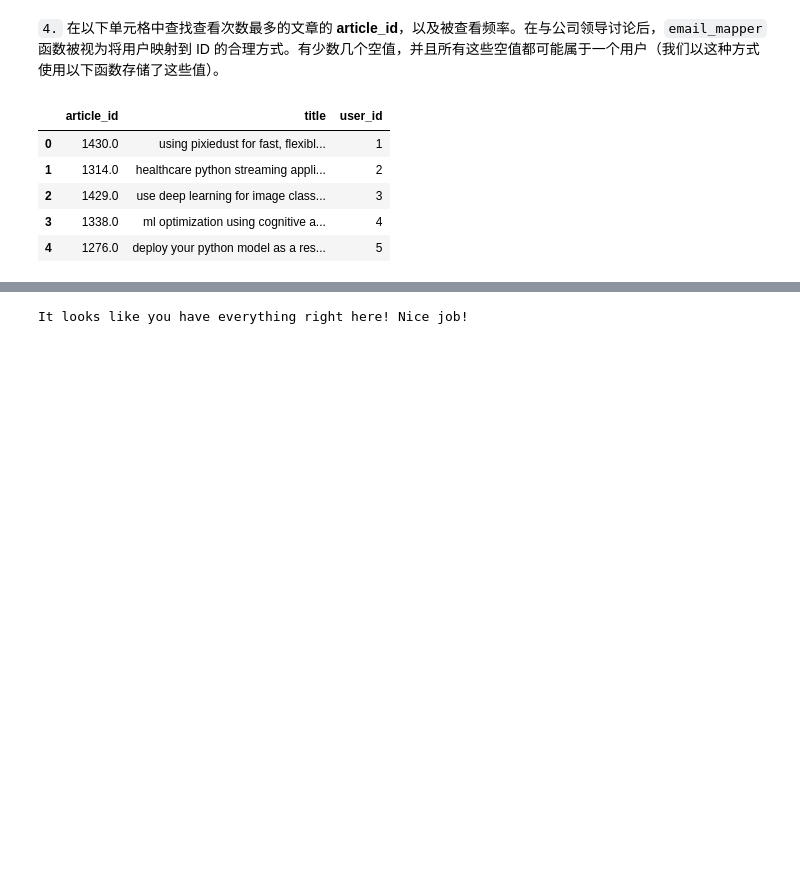
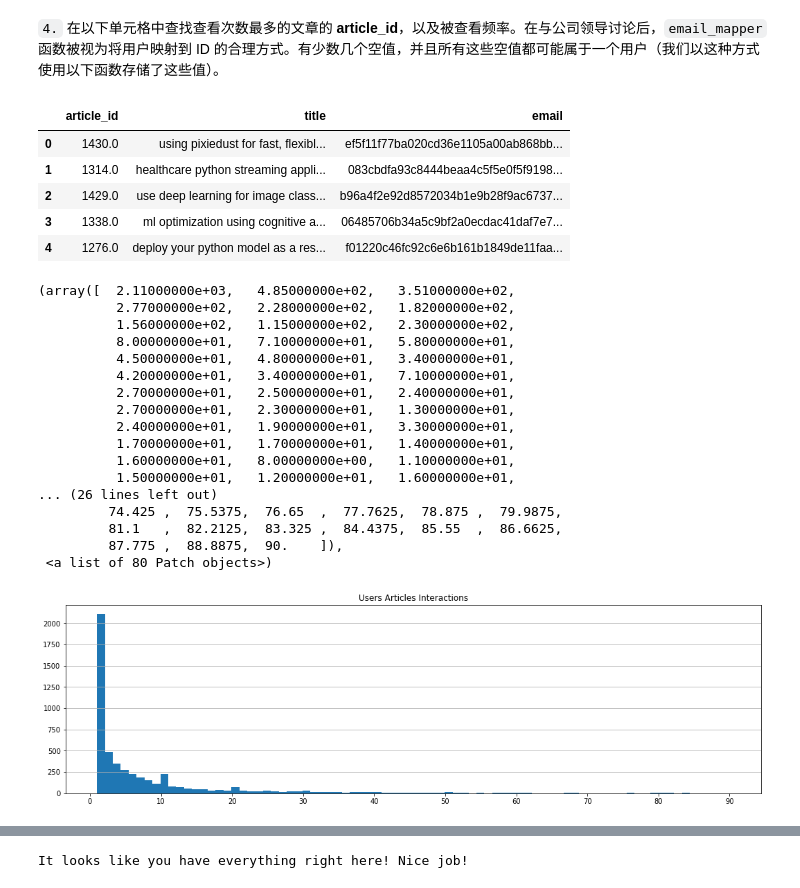
Before and after one commit to zhaoluyuanxi/DataScientistRecommendation, a Jupyter notebook: Recommendations_with_IBM-zh.ipynb, the cells around one changed output, grey strips where cells are left out. Cells and saved outputs as stored; diff of their text form; code cells hidden in the pictures; blank space fills up the shorter version.

```diff
--- a/Recommendations_with_IBM-zh.ipynb
+++ b/Recommendations_with_IBM-zh.ipynb
@@ -101,15 +101,40 @@ def email_mapper():
     return email_encoded
 
 email_encoded = email_mapper()
-del df['email']
-df['user_id'] = email_encoded
-
 # show header
 df.head()
 # %% [output]
-|  | article_id | title | user_id |
-| 0 | 1430.0 | using pixiedust for fast, flexibl... | 1 |
-| 1 | 1314.0 | healthcare python streaming appli... | 2 |
-| 2 | 1429.0 | use deep learning for image class... | 3 |
-| 3 | 1338.0 | ml optimization using cognitive a... | 4 |
-| 4 | 1276.0 | deploy your python model as a res... | 5 |
+|  | article_id | title | email |
+| 0 | 1430.0 | using pixiedust for fast, flexibl... | ef5f11f77ba020cd36e1105a00ab868bb... |
+| 1 | 1314.0 | healthcare python streaming appli... | 083cbdfa93c8444beaa4c5f5e0f5f9198... |
+| 2 | 1429.0 | use deep learning for image class... | b96a4f2e92d8572034b1e9b28f9ac6737... |
+| 3 | 1338.0 | ml optimization using cognitive a... | 06485706b34a5c9bf2a0ecdac41daf7e7... |
+| 4 | 1276.0 | deploy your python model as a res... | f01220c46fc92c6e6b161b1849de11faa... |
+# %%
+usr_article_interactions = df.email.value_counts()
+fig,ax=plt.subplots(figsize=(18,5))
+ax.set_xticks(np.arange(0,100,10))
+ax.grid(which='major',axis='y')
+ax.set_title('Users Articles Interactions')
+#plt.xlable('Num of users', fontsize=12)
+#plt.ylable('Num of interactions', fontsize=12)
+ax.hist(usr_article_interactions, bins=80, range=(1,90))
+# %% [output]
+(array([  2.11000000e+03,   4.85000000e+02,   3.51000000e+02,
+          2.77000000e+02,   2.28000000e+02,   1.82000000e+02,
+          1.56000000e+02,   1.15000000e+02,   2.30000000e+02,
+          8.00000000e+01,   7.10000000e+01,   5.80000000e+01,
+          4.50000000e+01,   4.80000000e+01,   3.40000000e+01,
+          4.20000000e+01,   3.40000000e+01,   7.10000000e+01,
+          2.70000000e+01,   2.50000000e+01,   2.40000000e+01,
+          2.70000000e+01,   2.30000000e+01,   1.30000000e+01,
+          2.40000000e+01,   1.90000000e+01,   3.30000000e+01,
+          1.70000000e+01,   1.70000000e+01,   1.40000000e+01,
+          1.60000000e+01,   8.00000000e+00,   1.10000000e+01,
+          1.50000000e+01,   1.20000000e+01,   1.60000000e+01,
+... (26 lines left out)
+         74.425 ,  75.5375,  76.65  ,  77.7625,  78.875 ,  79.9875,
+         81.1   ,  82.2125,  83.325 ,  84.4375,  85.55  ,  86.6625,
+         87.775 ,  88.8875,  90.    ]),
+ <a list of 80 Patch objects>)
+[figure, added]
```
Also changed, not shown: parts of 4 cells of this notebook, 1 other file.
